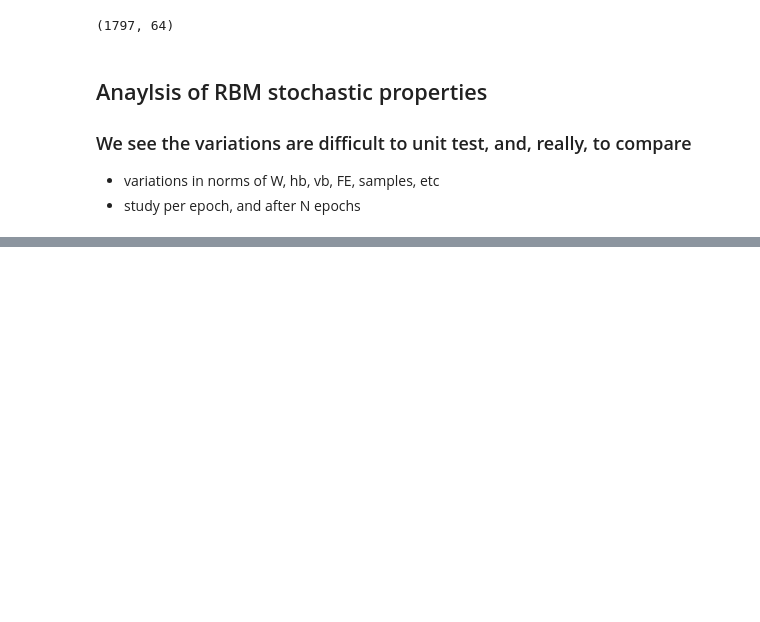
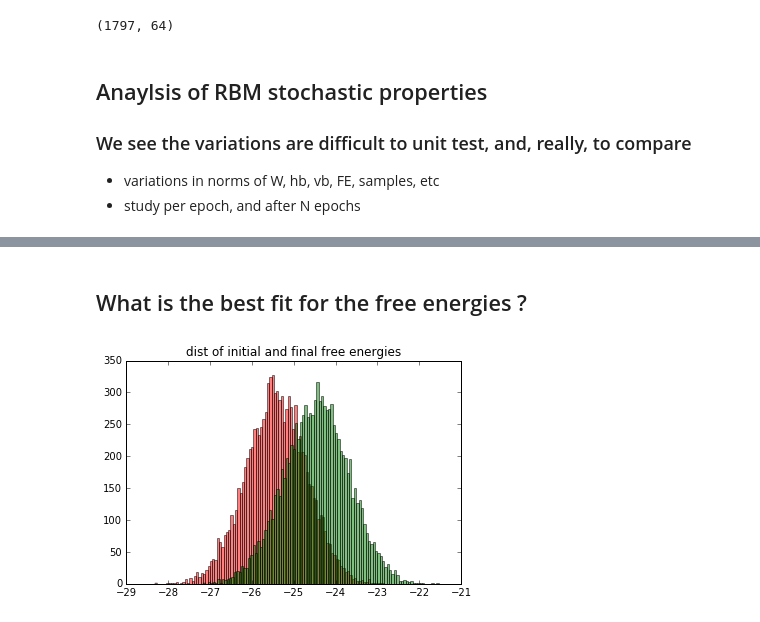
Before and after one commit to charlesmartin14/emf-rbm, a Jupyter notebook: RBM_Analysis.ipynb, the cells around one changed output, grey strips where cells are left out. Drawn from its saved outputs; the diff is of its cells as text; code cells hidden in the pictures; blank space fills up the shorter version.

```diff
--- a/RBM_Analysis.ipynb
+++ b/RBM_Analysis.ipynb
@@ -107,0 +110,10 @@ plt.title("dist of |h_bias| norms")
+# %% [markdown]
+## What is the best fit for the free energies ?
+# %%
+plt.hist(scores1,100, color='r', alpha = 0.5);
+plt.hist(scores20,100, color='g', alpha = 0.5);
+
+
+plt.title("dist of initial and final free energies");
+# %% [output]
+[figure, added]
```
Also changed, not shown: parts of 8 cells of this notebook.
